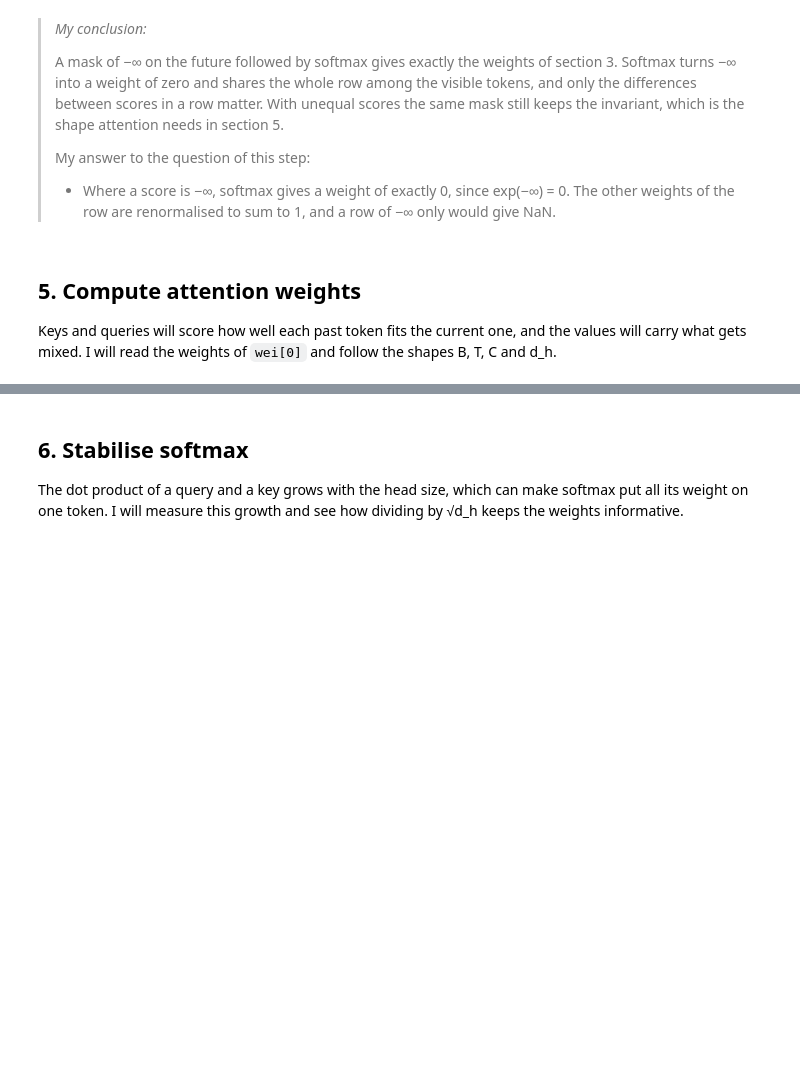
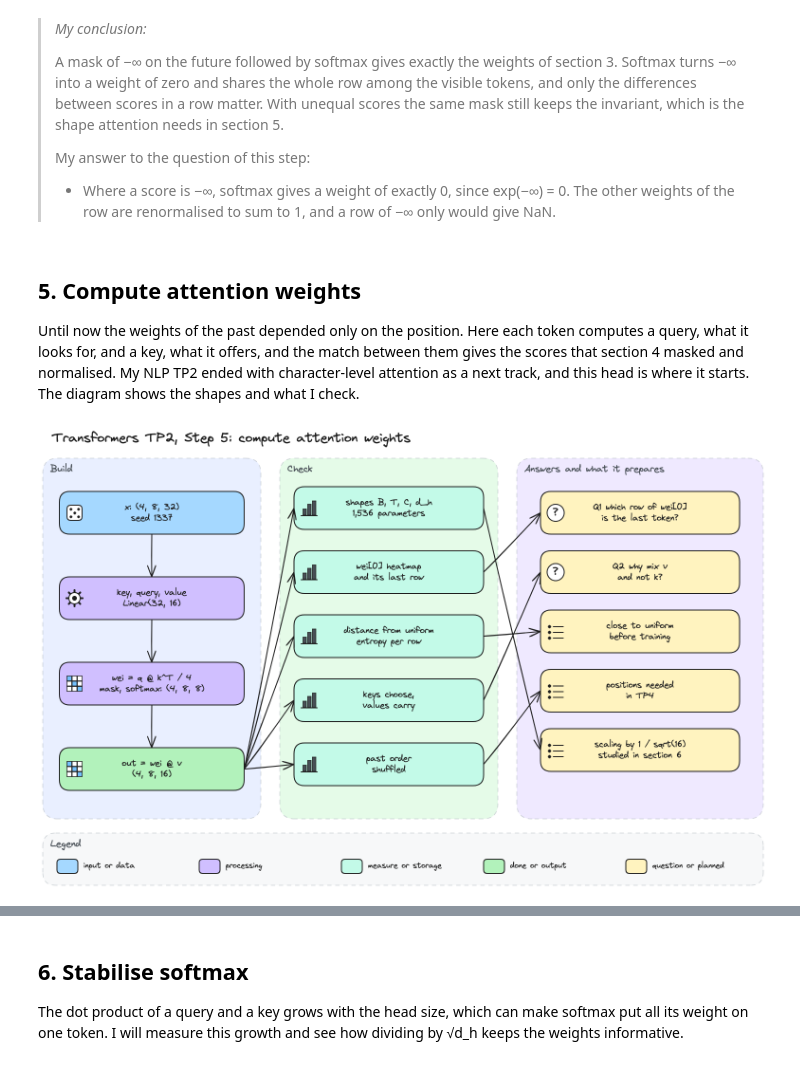
Before and after one commit to mcrayssac/ING3_IAA_GB_NLP, a Jupyter notebook: TP2_transformers.ipynb, the cells around one changed output, grey strips where cells are left out. Saved outputs shown, nothing was run; the diff lists cells and outputs as text; code cells hidden in the pictures; blank space fills up the shorter version.

Commit message:
TP2 transformers step 5

```diff
--- a/TP2_transformers.ipynb
+++ b/TP2_transformers.ipynb
@@ -595,4 +595,9 @@ With random scores, every row still sums to 1 and every weight above the diagona
 # %% [markdown]
 ## 5. Compute attention weights
 
-Keys and queries will score how well each past token fits the current one, and the values will carry what gets mixed. I will read the weights of `wei[0]` and follow the shapes B, T, C and d_h.
+Until now the weights of the past depended only on the position. Here each token computes a query, what it looks for, and a key, what it offers, and the match between them gives the scores that section 4 masked and normalised. My NLP TP2 ended with character-level attention as a next track, and this head is where it starts. The diagram shows the shapes and what I check.
+# %%
+# Step 5 diagram: one attention head, its shapes, and the checks behind my answers.
+display(Image(filename='diagrams/transformers/tp2_step5.png', width=900))
+# %% [output]
+[figure, added]
```
Also changed, not shown: parts of 14 cells of this notebook, 4 other files.
